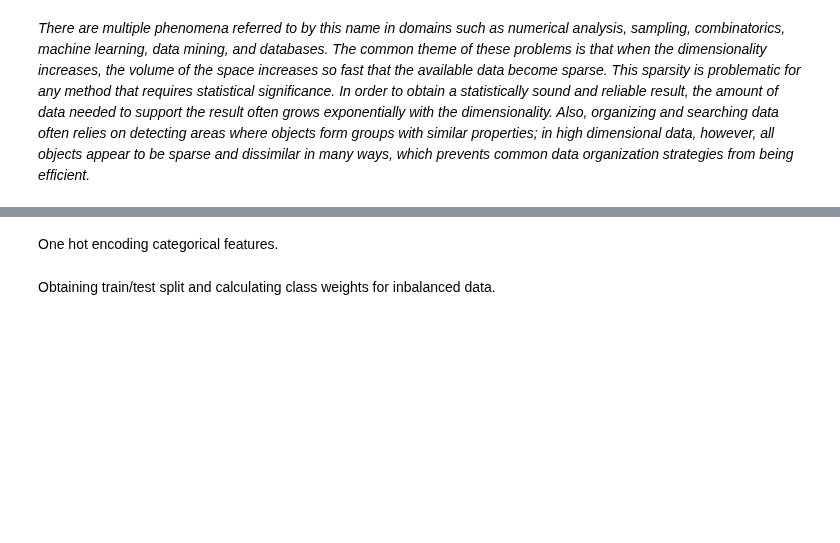
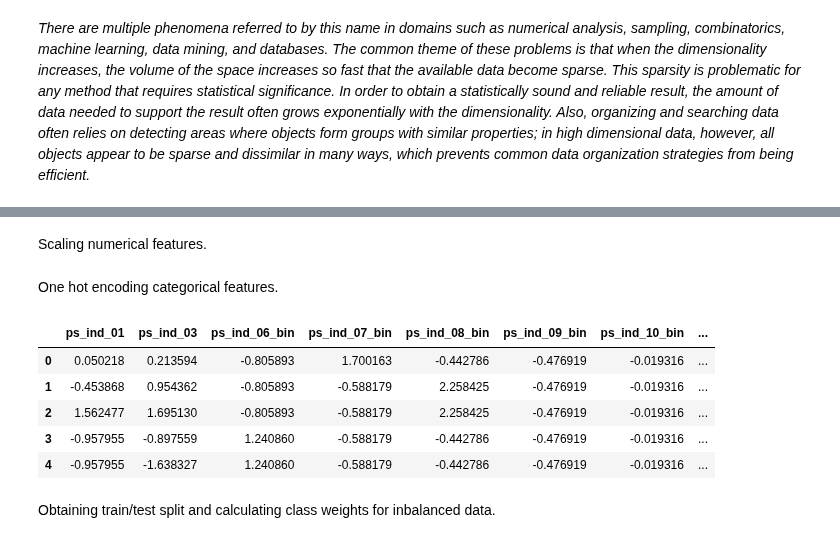
Before and after one commit to paulaceccon/ml-playground, a Jupyter notebook: Kernels/PortoSeguro.ipynb, the cells around one changed output, grey strips where cells are left out. Saved outputs shown, nothing was run; the diff lists cells and outputs as text; code cells hidden in the pictures; blank space fills up the shorter version.

```diff
--- a/Kernels/PortoSeguro.ipynb
+++ b/Kernels/PortoSeguro.ipynb
@@ -14,6 +14,9 @@ import missingno as msno
 import warnings
 
 sns.set(style='whitegrid')
+
+pd.set_option('display.max_columns', None)
+
 %matplotlib inline
 # %%
 pd.set_option('display.max_columns', None)
@@ -168,6 +180,17 @@ from sklearn.utils.class_weight import compute_class_weight
 X_train = df_train.drop(['target'], axis=1)
 y_train = df_train['target']
 X_valid = df_test
+# %% [markdown]
+Scaling numerical features.
+# %%
+from sklearn.preprocessing import StandardScaler
+
+categorical_feat = [c for c in X_train.columns if 'cat' in c]
+non_categorical_feat = X_train.columns.difference(categorical_feat)
+
+scaler = StandardScaler()
+X_train.loc[:, non_categorical_feat] = scaler.fit_transform(X_train[non_categorical_feat])
+X_valid.loc[:, non_categorical_feat] = scaler.transform(X_valid[non_categorical_feat])
 # %% [markdown]
 One hot encoding categorical features.
 # %%
@@ -184,6 +202,15 @@ dataset = pd.get_dummies(columns=categorical_feat, data=dataset)
 
 X_train = dataset[:train_objs_num]
 X_valid = dataset[train_objs_num:]
+# %%
+X_train.head()
+# %% [output]
+|  | ps_ind_01 | ps_ind_03 | ps_ind_06_bin | ps_ind_07_bin | ps_ind_08_bin | ps_ind_09_bin | ps_ind_10_bin | ... |
+| 0 | 0.050218 | 0.213594 | -0.805893 | 1.700163 | -0.442786 | -0.476919 | -0.019316 | ... |
+| 1 | -0.453868 | 0.954362 | -0.805893 | -0.588179 | 2.258425 | -0.476919 | -0.019316 | ... |
+| 2 | 1.562477 | 1.695130 | -0.805893 | -0.588179 | 2.258425 | -0.476919 | -0.019316 | ... |
+| 3 | -0.957955 | -0.897559 | 1.240860 | -0.588179 | -0.442786 | -0.476919 | -0.019316 | ... |
+| 4 | -0.957955 | -1.638327 | 1.240860 | -0.588179 | -0.442786 | -0.476919 | -0.019316 | ... |
 # %% [markdown]
 Obtaining train/test split and calculating class weights for inbalanced data.
 # %%
```
Also changed, not shown: parts of 52 cells of this notebook, 3 other files.
